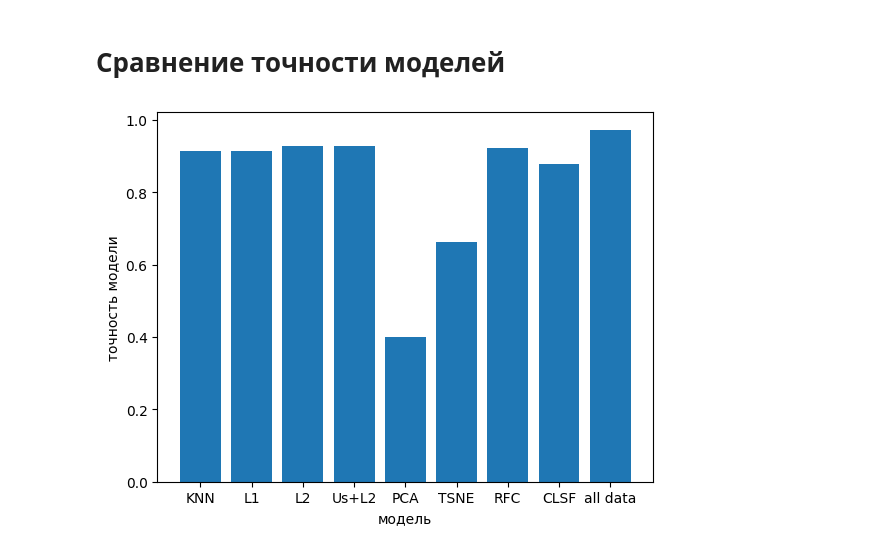
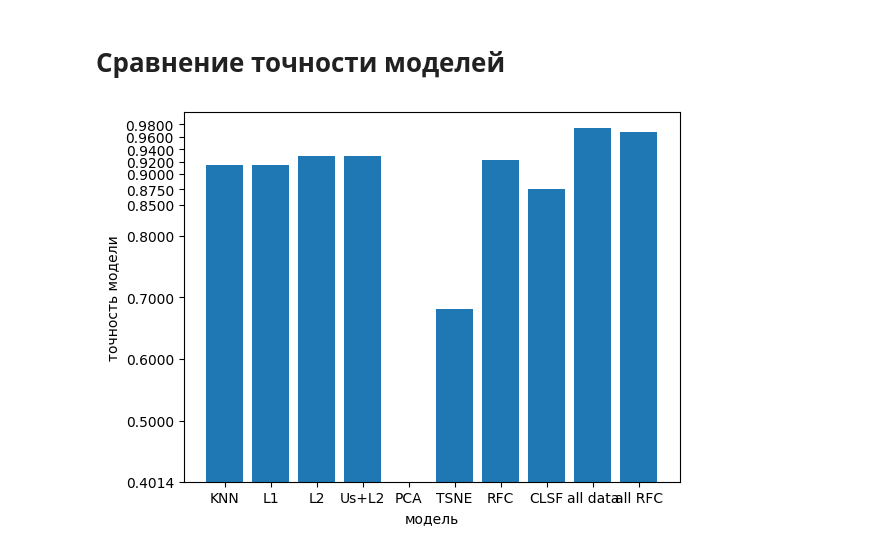
Before and after one commit to AlexJagello/BHCourse_2_Homework_1, a Jupyter notebook: Classification.ipynb, the cells around one changed output. Drawn from its saved outputs; the diff is of its cells as text; code cells hidden in the pictures.

Commit message:
Added random forest model which trained on all data

```diff
--- a/Classification.ipynb
+++ b/Classification.ipynb
@@ -357,22 +367,25 @@ tsne_result = KNeib(X_train_tsne, Y_train, X_test_tsne, y_test)
 from sklearn.ensemble import RandomForestClassifier
 from sklearn.metrics import classification_report, confusion_matrix, accuracy_score
 
-clsf =  RandomForestClassifier(
-        max_depth=50, n_estimators=400, max_features=10, random_state=42)
+def RandForest(X, Y, x_test, y_test):
+        clsf =  RandomForestClassifier(
+                max_depth=50, n_estimators=400, max_features=10, random_state=42)
 
-clsf.fit(X_over, y_over)
+        clsf.fit(X, Y)
 
-y_pred = clsf.predict(X_test_regul)
+        y_pred = clsf.predict(x_test)
 
-print(classification_report(y_test, y_pred))
+        print(classification_report(y_test, y_pred))
 
-print(confusion_matrix(y_test, y_pred))
+        print(confusion_matrix(y_test, y_pred))
 
-accuracy = accuracy_score(y_test, y_pred)
+        accuracy = accuracy_score(y_test, y_pred)
 
-rfc_result = accuracy
+        print(f"Точность модели: {accuracy}")
 
-print(f"Точность модели: {accuracy}")
+        return accuracy
+
+rfc_result = RandForest(X_over, y_over, X_test_regul, y_test)
 # %% [output]
               precision    recall  f1-score   support
 
@@ -438,7 +451,7 @@ X_origin_over, y_origin_over = undersample.fit_resample(X_train_origin, Y_train_
 X_train_origin_regul = normalize(X_origin_over, norm='l2')
 X_test_regul = normalize(x_test, norm='l2')
 
-best_result = KNeib(X_train_origin_regul, y_origin_over, X_test_regul, y_test, 5)
+best_result = KNeib(X_train_origin_regul, y_origin_over, X_test_regul, y_test, 3)
 # %% [output]
 Метрики качества:
               precision    recall  f1-score   support
@@ -459,0 +475,2 @@ best_result = KNeib(X_train_origin_regul, y_origin_over, X_test_regul, y_test, 5
+# %%
+best_RFC_result = RandForest(X_train_origin_regul, y_origin_over, X_test_regul, y_test)
@@ -460,13 +495,16 @@ best_result = KNeib(X_train_origin_regul, y_origin_over, X_test_regul, y_test, 5
 # %% [markdown]
 # Сравнение точности моделей
 # %%
-alg = ("KNN", "L1", "L2", "Us+L2", "PCA", "TSNE", "RFC", "CLSF", "all data")
-results = (kNeib_result, l1_result, l2_result, undersample_l2_result, pca_result, tsne_result, rfc_result, clsf_result, best_result)
+alg = ("KNN", "L1", "L2", "Us+L2", "PCA", "TSNE", "RFC", "CLSF", "all data", "all RFC")
+results = (kNeib_result, l1_result, l2_result, undersample_l2_result, pca_result, tsne_result, rfc_result, clsf_result, best_result, best_RFC_result)
+
 
 plt.bar(alg, results)
 plt.ylabel("точность модели")
 plt.xlabel("модель")
 plt.xticks(alg)
+plt.yticks((min(results), 0.5, 0.6, 0.7, 0.8, 0.85, 0.875,0.9, 0.92,0.94,0.96, 0.98))
+plt.ylim(min(results), 1.0)
 plt.show()
 # %% [output]
-[figure, old version]
+[figure, new version]
```
Also changed, not shown: parts of 14 cells of this notebook.
